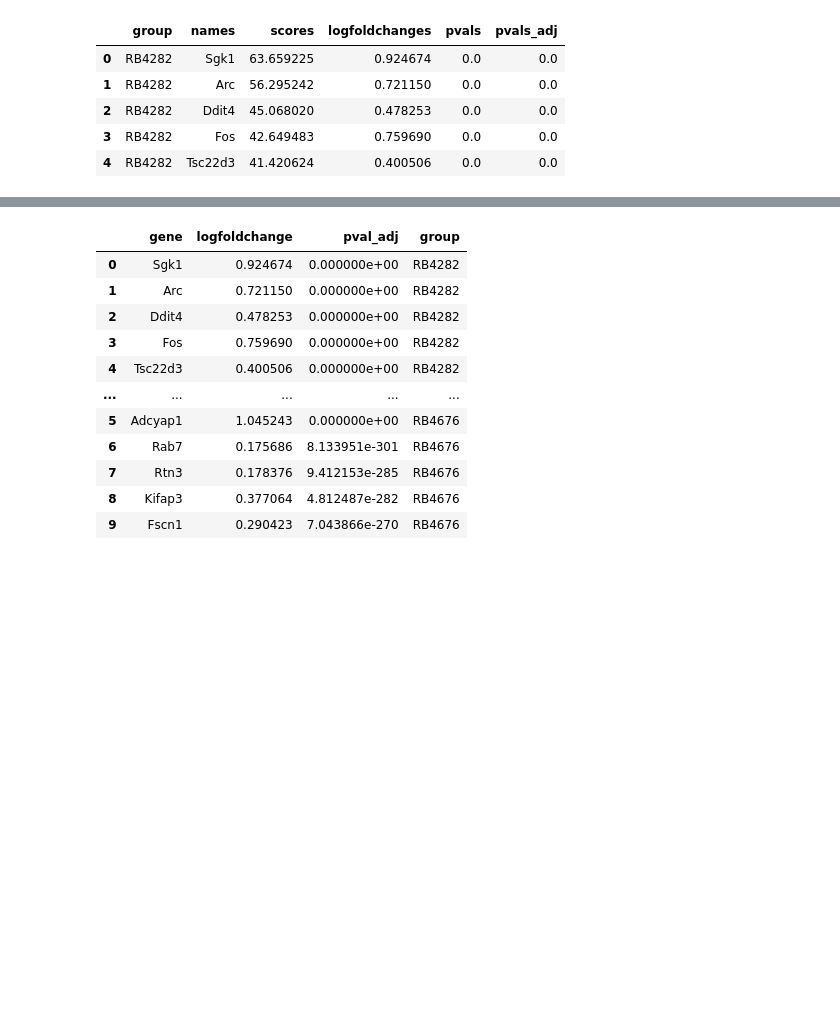
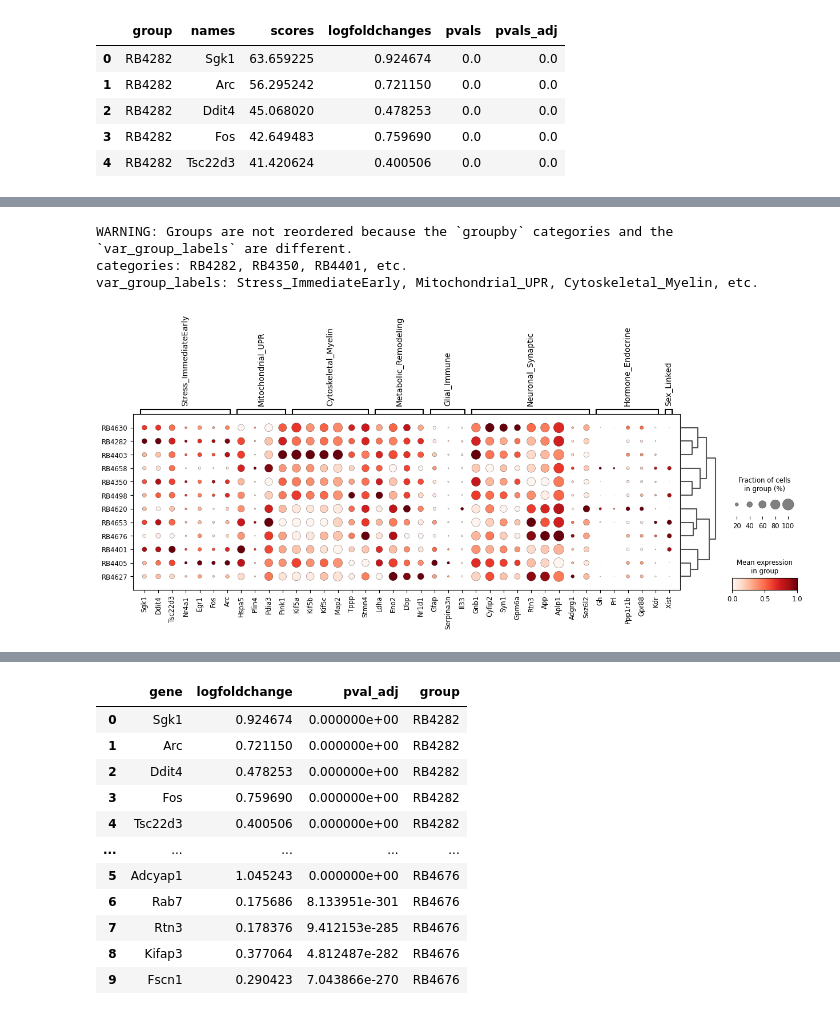
Before and after one commit to christoffermattssonlangseth/oligo-mtDSB, a Jupyter notebook: notebooks/5_tissue_wide_expression_differences.ipynb, the cells around one changed output, grey strips where cells are left out. Drawn from its saved outputs; the diff is of its cells as text; code cells hidden in the pictures; blank space fills up the shorter version.

```diff
--- a/notebooks/5_tissue_wide_expression_differences.ipynb
+++ b/notebooks/5_tissue_wide_expression_differences.ipynb
@@ -25,0 +94,45 @@ markers.head()
+# %%
+marker_modules = {
+    "Stress_ImmediateEarly": [
+        "Sgk1", "Ddit4", "Tsc22d3", "Nr4a1", "Egr1", "Fos", "Arc"
+    ],
+    "Mitochondrial_UPR": [
+        "Hspa5", "Plin4", "Pdia3", "Pink1"
+    ],
+    "Cytoskeletal_Myelin": [
+        "Kif5a", "Kif5b", "Kif5c", "Map2", "Tppp", "Stmn4"
+    ],
+    "Metabolic_Remodeling": [
+        "Ldha", "Eno2", "Dbp", "Nr1d1"
+    ],
+    "Glial_Immune": [
+        "Gfap", "Serpina3n", "Il33"
+    ],
+    "Neuronal_Synaptic": [
+        "Gnb1", "Cyfip2", "Syn1", "Gpm6a", "Rtn3", "App", "Aplp1", "Adgrg1", "Sez6l2"
+    ],
+    "Hormone_Endocrine": [
+        "Gh", "Prl", "Ppp1r1b", "Gpr88", "Kdr"
+    ],
+    "Sex_Linked": [
+        "Xist"
+    ]
+}
+# %%
+sc.pl.dotplot(
+        adata,
+        var_names=marker_modules,
+        groupby="sample_id",
+        standard_scale="var",
+        #dot_max=0.5,
+        #dot_min=0.05,
+        color_map="Reds",
+
+        dendrogram=True,
+        figsize=(15, 4)
+    )
+# %% [output]
+WARNING: Groups are not reordered because the `groupby` categories and the `var_group_labels` are different.
+categories: RB4282, RB4350, RB4401, etc.
+var_group_labels: Stress_ImmediateEarly, Mitochondrial_UPR, Cytoskeletal_Myelin, etc.
+[figure, added]
```
Also changed, not shown: parts of 10 cells of this notebook, 1 other file.
